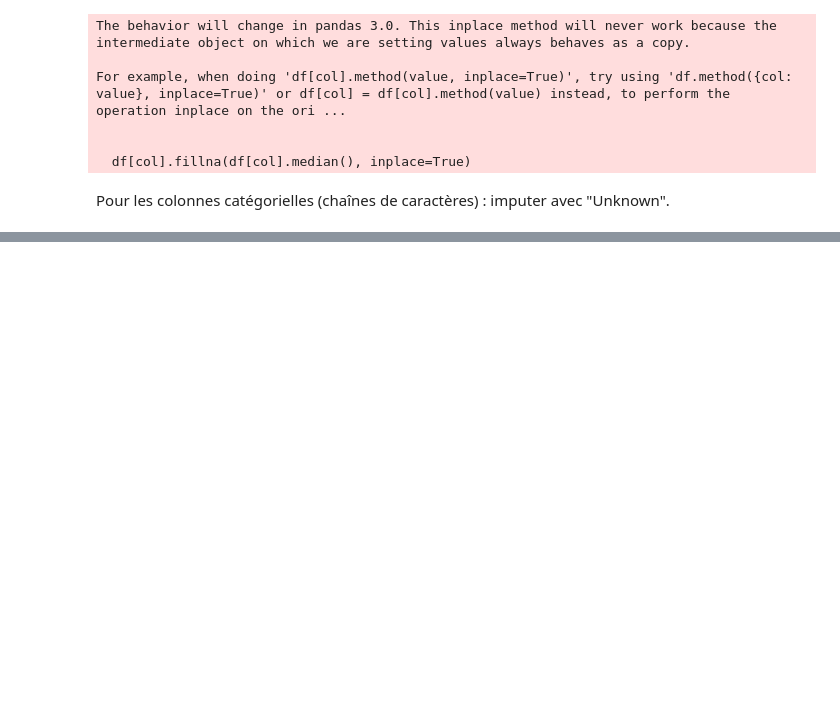
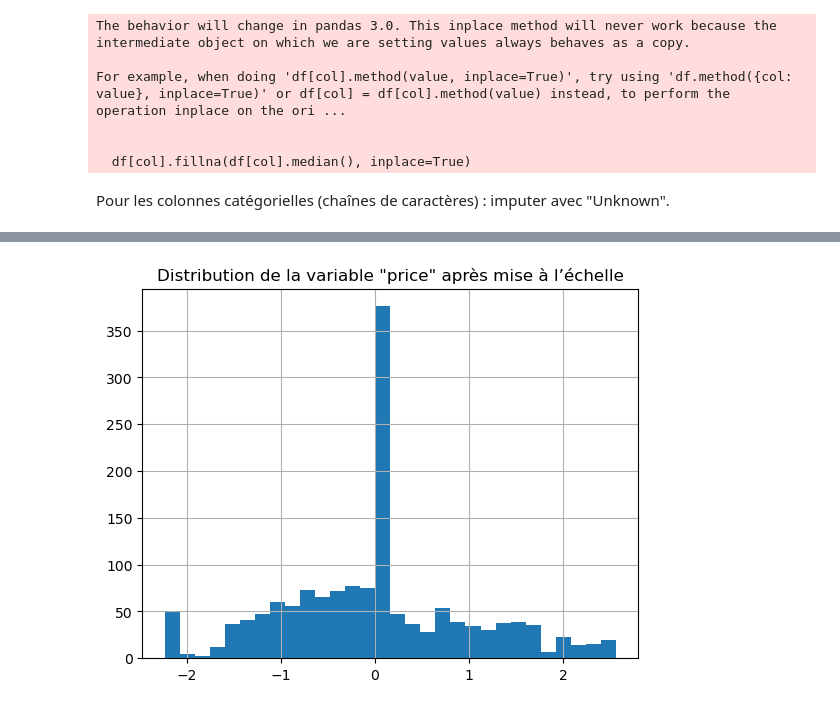
Before and after one commit to achrafdevl/Simplon-Python-Challenges, a Jupyter notebook: Brief_2_SalesHouses/SalesHouses.ipynb, the cells around one changed output, grey strips where cells are left out. Cells and saved outputs as stored; diff of their text form; code cells hidden in the pictures; blank space fills up the shorter version.

```diff
--- a/Brief_2_SalesHouses/SalesHouses.ipynb
+++ b/Brief_2_SalesHouses/SalesHouses.ipynb
@@ -306,0 +380,9 @@ for col in categorical_cols:
+# %%
+from sklearn.preprocessing import LabelEncoder
+
+
+label_encoder = LabelEncoder()
+
+df['city_name_encoded'] = label_encoder.fit_transform(df['city_name'])
+
+print(df[['city_name', 'city_name_encoded']].head())
@@ -306,0 +396,4 @@ for col in categorical_cols:
+# %%
+from sklearn.preprocessing import MinMaxScaler, StandardScaler
+
+numeric_cols = df.select_dtypes(include=['float64', 'int64']).columns
@@ -306,0 +402,3 @@ for col in categorical_cols:
+# %%
+scaler = MinMaxScaler()
+df[numeric_cols] = scaler.fit_transform(df[numeric_cols])
@@ -306,0 +428,4 @@ for col in categorical_cols:
+# %%
+scaler = StandardScaler()
+df[numeric_cols] = scaler.fit_transform(df[numeric_cols])
+print(df[numeric_cols])
@@ -306,0 +470,8 @@ for col in categorical_cols:
+# %%
+import matplotlib.pyplot as plt
+
+df['price'].hist(bins=30)
+plt.title('Distribution de la variable "price" après mise à l’échelle')
+plt.show()
+# %% [output]
+[figure, added]
```
Also changed, not shown: parts of 21 cells of this notebook.
